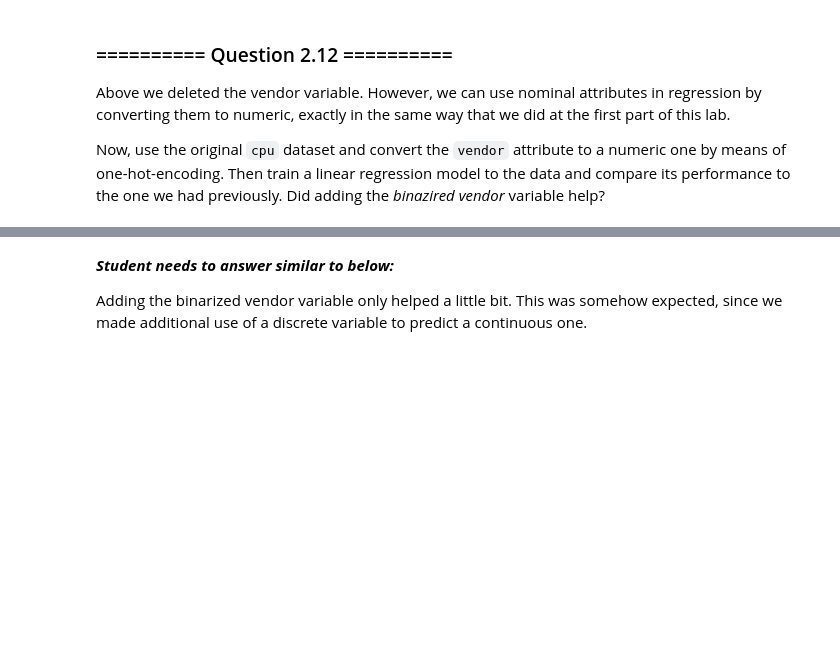
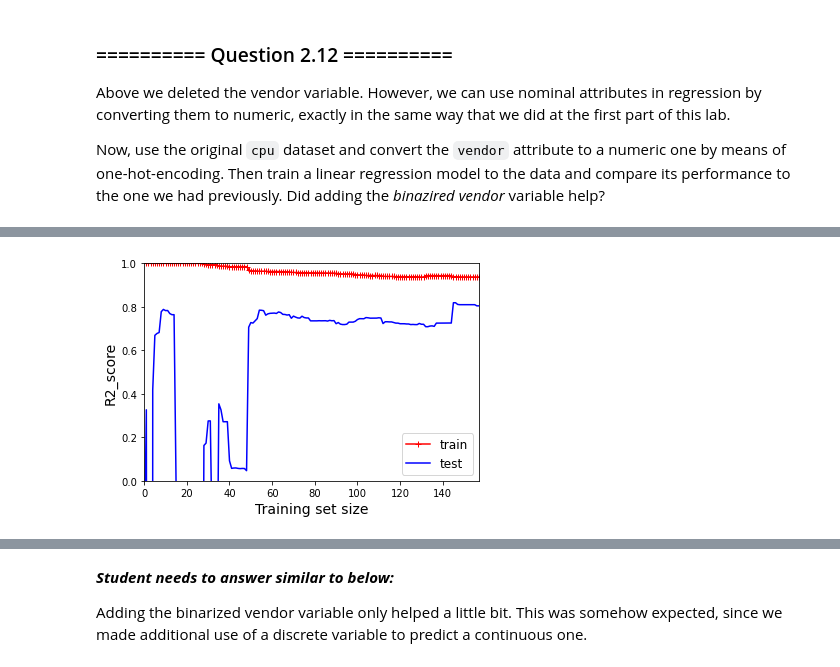
Before and after one commit to SiyuYang-1919/IAML-Lab-Exercises, a Jupyter notebook: 02 - Decision Trees and Linear Regression (Solutions)(3).ipynb, the cells around one changed output, grey strips where cells are left out. Drawn from its saved outputs; the diff is of its cells as text; code cells hidden in the pictures; blank space fills up the shorter version.

```diff
--- a/02 - Decision Trees and Linear Regression (Solutions)(3).ipynb
+++ b/02 - Decision Trees and Linear Regression (Solutions)(3).ipynb
@@ -785,0 +899,6 @@ New accuracy on test set: 0.866
+# %%
+learning_curves(X, y, seed=2)
+plt.axis([0, 157, 0, 1])
+plt.show()
+# %% [output]
+[figure, added]
```
Also changed, not shown: parts of 23 cells of this notebook.
